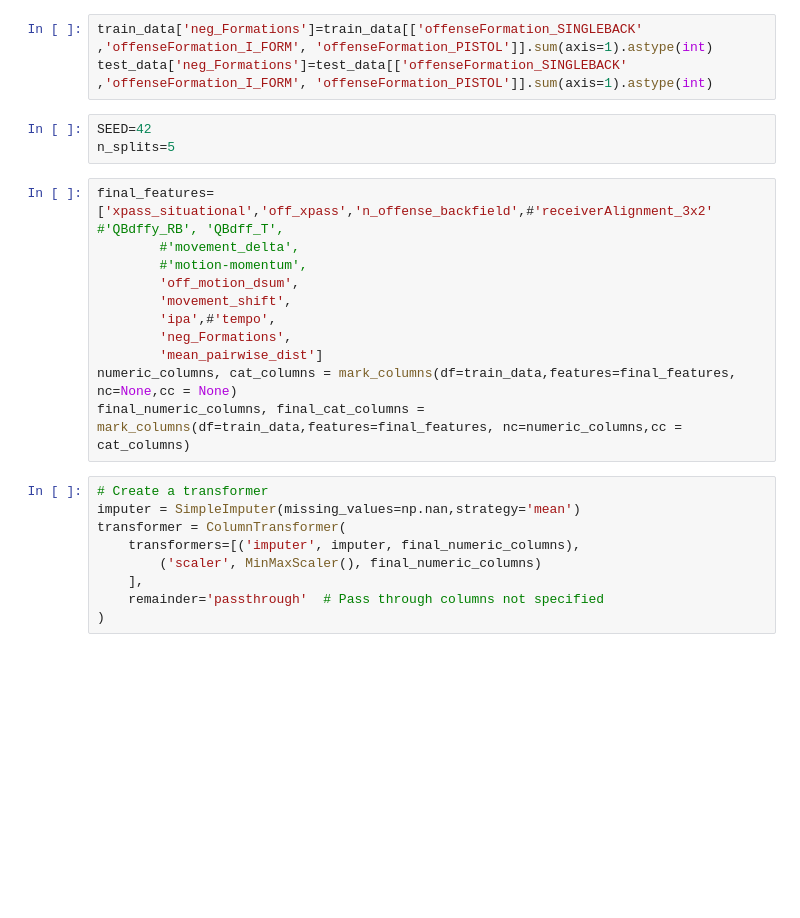
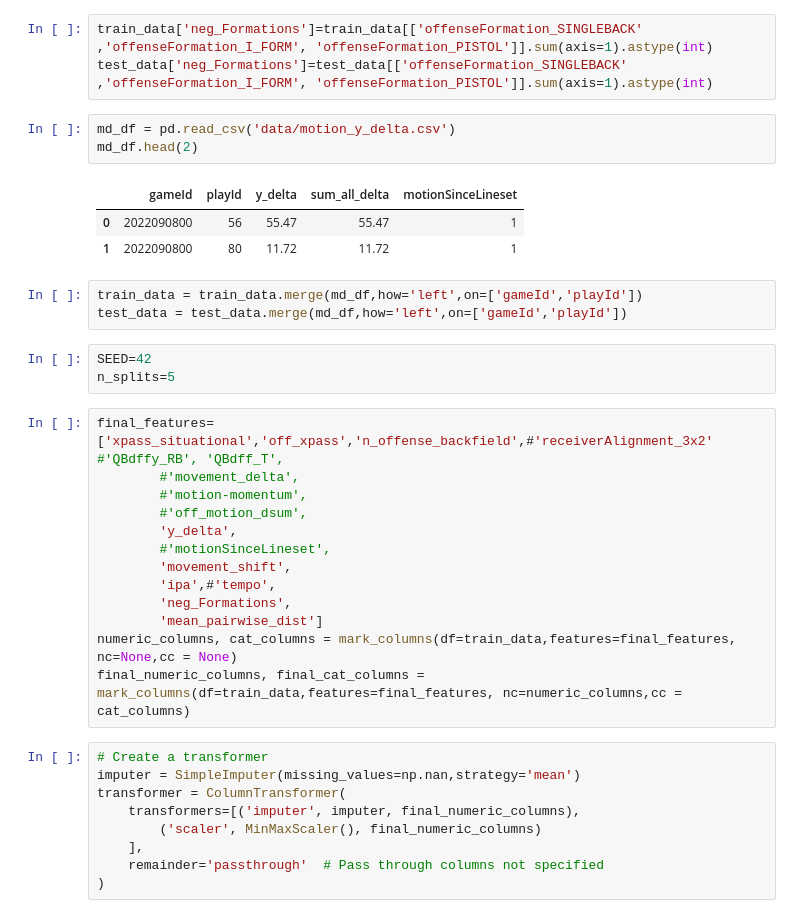
Before and after one commit to meagvo/NFL_BDB2025, a Jupyter notebook: deeper_motion_eda.ipynb, the cells around one changed output. Cells and saved outputs as stored; diff of their text form; blank space fills up the shorter version.

```diff
--- a/deeper_motion_eda.ipynb
+++ b/deeper_motion_eda.ipynb
@@ -485,6 +485,16 @@ test_data=change_columns_types(test_data)
 # %%
 train_data['neg_Formations']=train_data[['offenseFormation_SINGLEBACK' ,'offenseFormation_I_FORM', 'offenseFormation_PISTOL']].sum(axis=1).astype(int)
 test_data['neg_Formations']=test_data[['offenseFormation_SINGLEBACK' ,'offenseFormation_I_FORM', 'offenseFormation_PISTOL']].sum(axis=1).astype(int)
+# %%
+md_df = pd.read_csv('data/motion_y_delta.csv')
+md_df.head(2)
+# %% [output]
+|  | gameId | playId | y_delta | sum_all_delta | motionSinceLineset |
+| 0 | 2022090800 | 56 | 55.47 | 55.47 | 1 |
+| 1 | 2022090800 | 80 | 11.72 | 11.72 | 1 |
+# %%
+train_data = train_data.merge(md_df,how='left',on=['gameId','playId'])
+test_data = test_data.merge(md_df,how='left',on=['gameId','playId'])
 # %%
 SEED=42
 n_splits=5
@@ -492,7 +502,9 @@ n_splits=5
 final_features=['xpass_situational','off_xpass','n_offense_backfield',#'receiverAlignment_3x2' #'QBdffy_RB', 'QBdff_T',
         #'movement_delta',
         #'motion-momentum',
-        'off_motion_dsum',
+        #'off_motion_dsum',
+        'y_delta',
+        #'motionSinceLineset',
         'movement_shift',
         'ipa',#'tempo',
         'neg_Formations',
```
Also changed, not shown: parts of 6 cells of this notebook, 4 other files.
